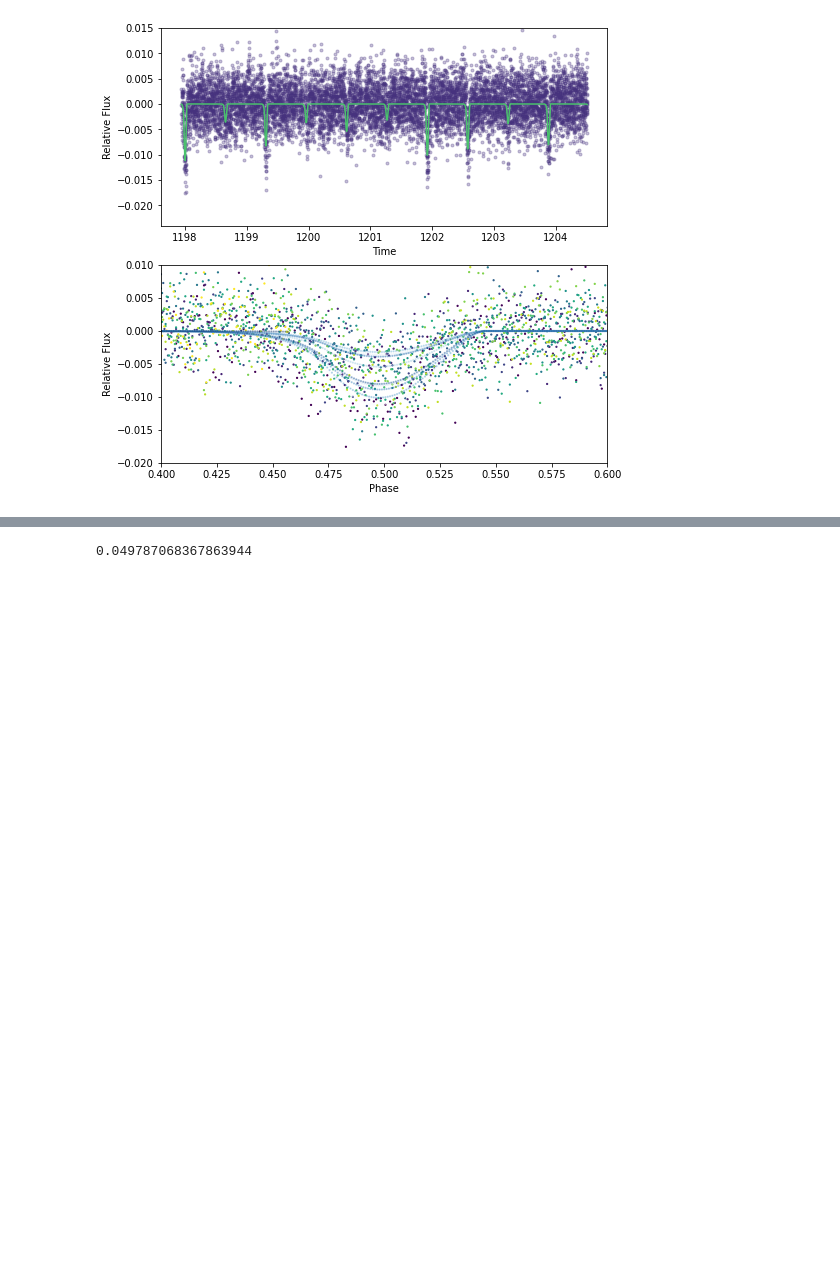
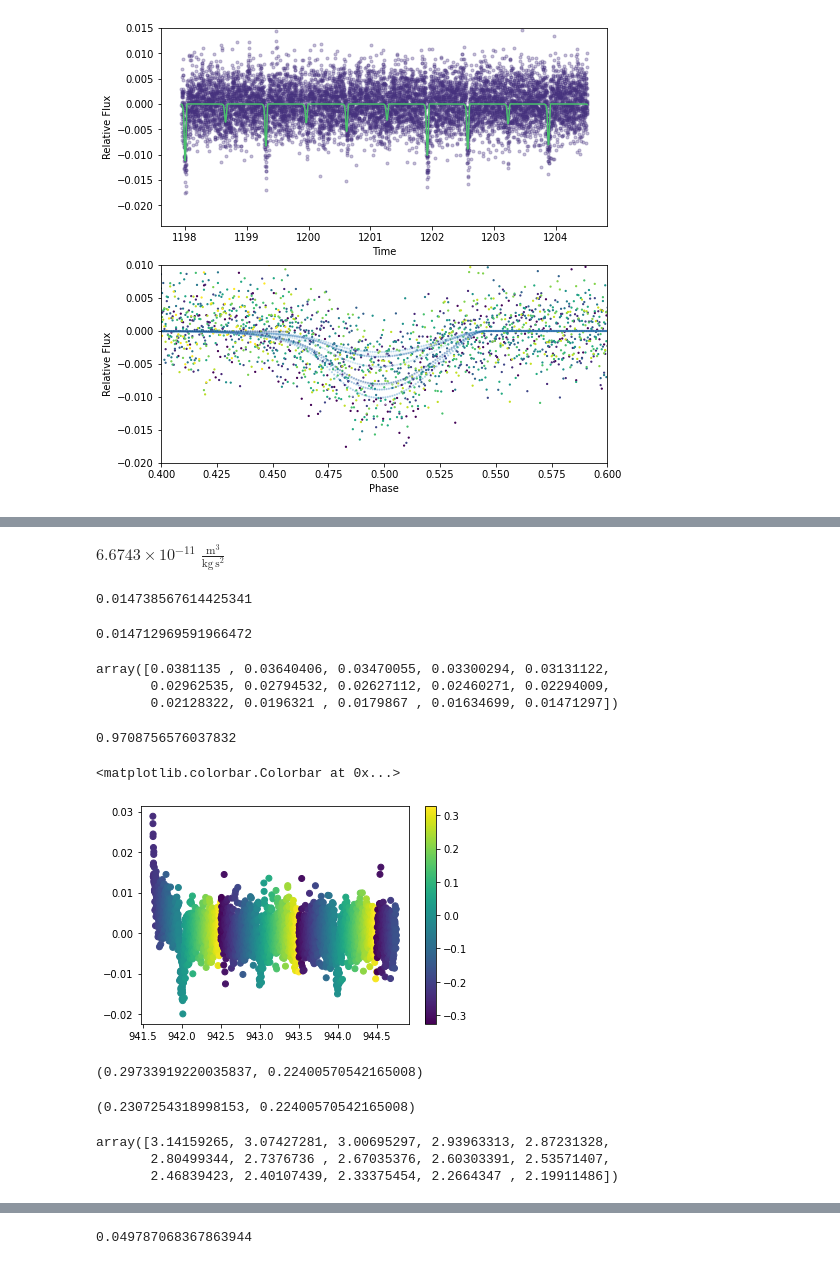
Before and after one commit to hposborn/project-find-evaporators, a Jupyter notebook: Model Ideas Notes.ipynb, the cells around one changed output, grey strips where cells are left out. Saved outputs shown, nothing was run; the diff lists cells and outputs as text; code cells hidden in the pictures; blank space fills up the shorter version.

```diff
--- a/Model Ideas Notes.ipynb
+++ b/Model Ideas Notes.ipynb
@@ -327,0 +740,42 @@ map_estimate
+# %%
+c.G
+# %% [output]
+$6.6743 \times 10^{-11} \; \mathrm{\frac{m^{3}}{kg\,s^{2}}}$
+# %%
+sma_circ
+# %% [output]
+0.014738567614425341
+# %%
+planet_ratios[-1]
+# %% [output]
+0.014712969591966472
+# %%
+planet_ratios
+# %% [output]
+array([0.0381135 , 0.03640406, 0.03470055, 0.03300294, 0.03131122,
+       0.02962535, 0.02794532, 0.02627112, 0.02460271, 0.02294009,
+       0.02128322, 0.0196321 , 0.0179867 , 0.01634699, 0.01471297])
+# %%
+per_phantom/P
+# %% [output]
+0.9708756576037832
+# %%
+plt.scatter(phase[:3000],flux[:3000],c=P*(phase[:3000]-np.round(phase[:3000])))
+plt.colorbar()
+# %% [output]
+<matplotlib.colorbar.Colorbar at 0x...>
+[figure, added]
+# %%
+0.14639978/per_phantom,0.14639978/P
+# %% [output]
+(0.29733919220035837, 0.22400570542165008)
+# %%
+0.14639978/per_phantom,0.14639978/P
+# %% [output]
+(0.2307254318998153, 0.22400570542165008)
+# %%
+phantom_omega
+# %% [output]
+array([3.14159265, 3.07427281, 3.00695297, 2.93963313, 2.87231328,
+       2.80499344, 2.7376736 , 2.67035376, 2.60303391, 2.53571407,
+       2.46839423, 2.40107439, 2.33375454, 2.2664347 , 2.19911486])
```
Also changed, not shown: parts of 51 cells of this notebook, 2 other files.
